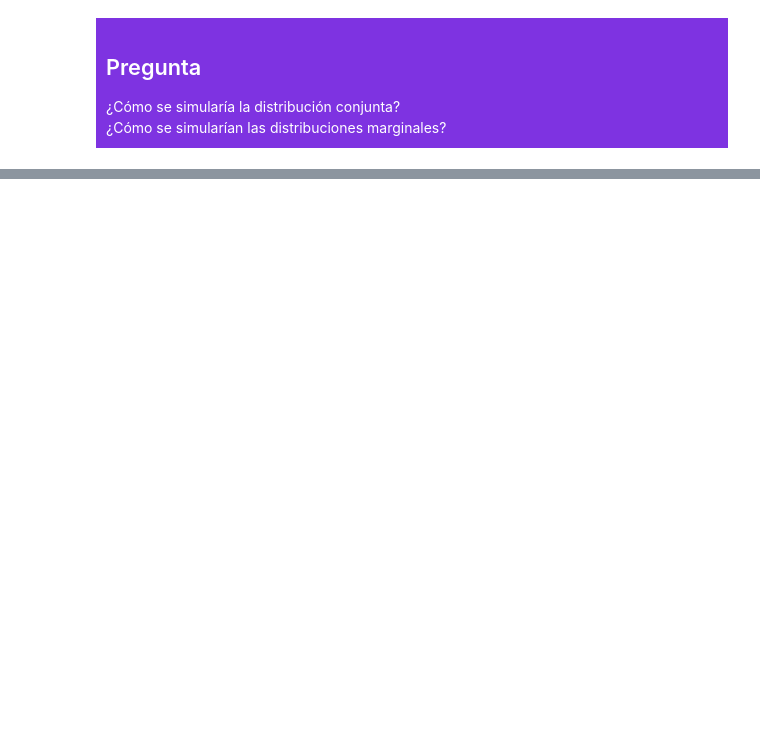
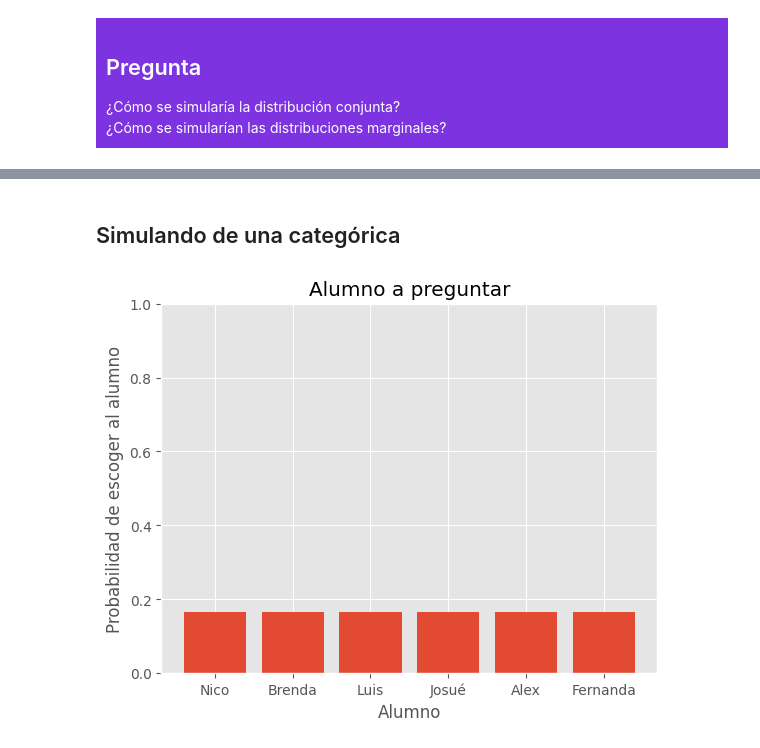
Before and after one commit to linear-regret/Probabilidad-_II, a Jupyter notebook: Notebooks_Proba_II/1.Introduccion_Python/2_Probabilidad_python.ipynb, the cells around one changed output, grey strips where cells are left out. Saved outputs shown, nothing was run; the diff lists cells and outputs as text; code cells hidden in the pictures; blank space fills up the shorter version.

```diff
--- a/Notebooks_Proba_II/1.Introduccion_Python/2_Probabilidad_python.ipynb
+++ b/Notebooks_Proba_II/1.Introduccion_Python/2_Probabilidad_python.ipynb
@@ -424,0 +488,13 @@ X_vector
+# %% [markdown]
+## Simulando de una categórica
+# %%
+lista_nombres = ["Nico", "Brenda", "Luis", "Josué", "Alex", "Fernanda"]
+long_nombres = len(lista_nombres)
+arreglo_proba = np.ones(long_nombres) / long_nombres
+
+plt.bar(x=lista_nombres,height=arreglo_proba)
+plt.ylim(0,1); plt.title('Alumno a preguntar'); plt.ylabel('Probabilidad de escoger al alumno')
+plt.xlabel('Alumno')
+plt.show()
+# %% [output]
+[figure, added]
```
Also changed, not shown: parts of 35 cells of this notebook.
